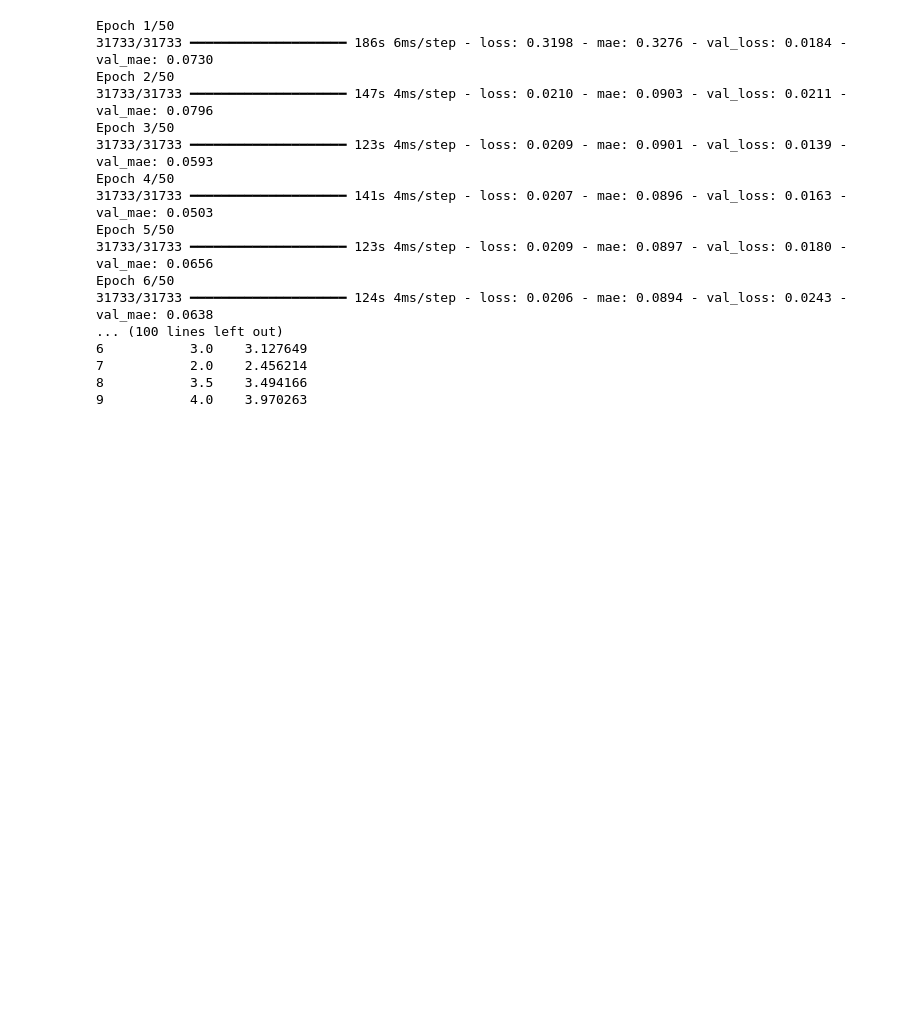
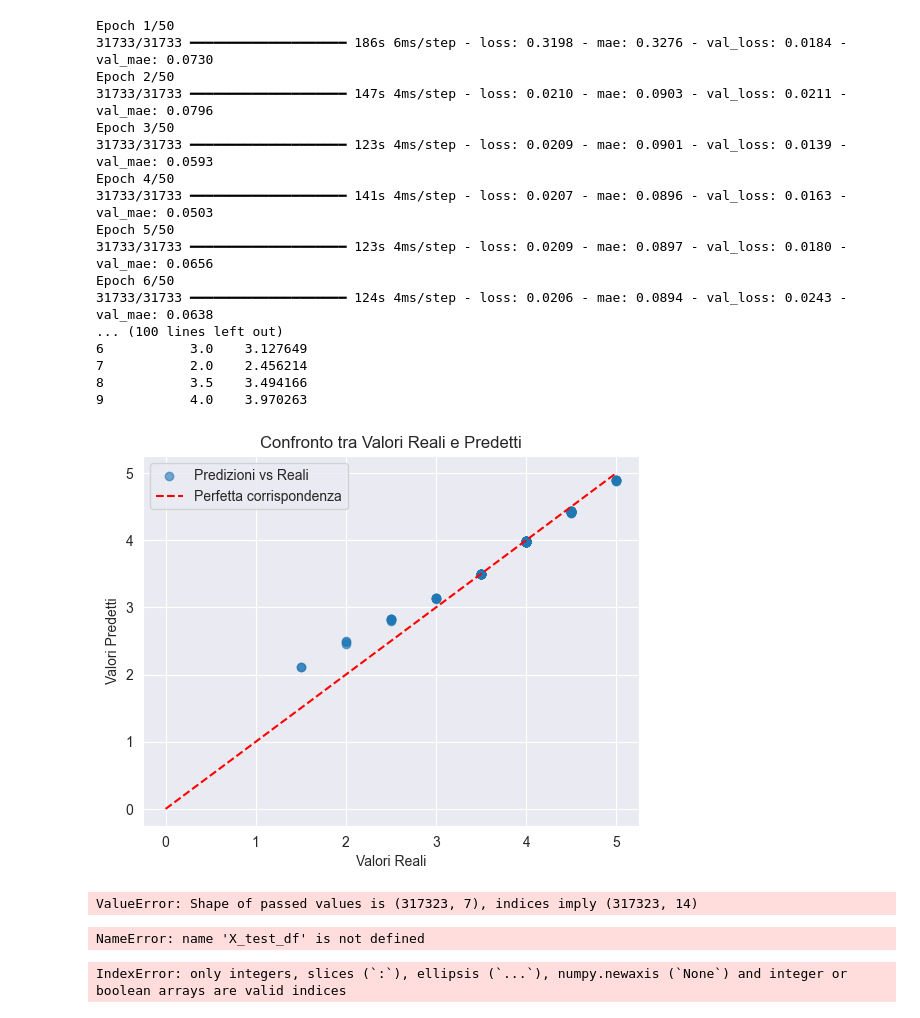
Before and after one commit to edoardocraia/BeerReviews_analysisML, a Jupyter notebook: Reti neurali per pattern complessi/Main.ipynb, the cells around one changed output. Saved outputs shown, nothing was run; the diff lists cells and outputs as text; code cells hidden in the pictures; blank space fills up the shorter version.

```diff
--- a/Reti neurali per pattern complessi/Main.ipynb
+++ b/Reti neurali per pattern complessi/Main.ipynb
@@ -870,3 +870,20 @@ Epoch 6/50
 7           2.0    2.456214
 8           3.5    3.494166
 9           4.0    3.970263
+# %%
+import matplotlib.pyplot as plt
+
+plt.scatter(y_test[:100], y_pred[:100], alpha=0.6, label="Predizioni vs Reali")
+plt.plot([0, 5], [0, 5], '--r', label="Perfetta corrispondenza")
+plt.xlabel("Valori Reali")
+plt.ylabel("Valori Predetti")
+plt.title("Confronto tra Valori Reali e Predetti")
+plt.legend()
+plt.show()
+# %% [output]
+[figure, added]
+# %%
+# Ricostruzione di X_test come DataFrame
+X_test_df = pd.DataFrame(X_test, columns=df.drop(columns=['review_overall']).columns)
+# %% [output]
+ValueError: Shape of passed values is (317323, 7), indices imply (317323, 14)
@@ -872,0 +894,39 @@ Epoch 6/50
+# %%
+if 'beer_abv' not in X_test_df.columns:
+    X_test_df['beer_abv'] = df.loc[X_test_df.index, 'beer_abv']
+# %% [output]
+NameError: name 'X_test_df' is not defined
+# %%
+# Aggiungiamo le predizioni al DataFrame del test set
+test_df = X_test.copy()
+test_df['review_overall'] = y_test.values
+test_df['prediction'] = y_pred.flatten()
+
+# Creazione di fasce per beer_abv
+test_df['abv_category'] = pd.cut(
+    test_df['beer_abv'],
+    bins=[0, 4, 6, 8, 10, 15, 60],
+    labels=["Molto Bassa", "Bassa", "Media", "Alta", "Molto Alta", "Estrema"]
+)
+
+# Calcolo delle metriche per ciascuna fascia di gradazione
+results_by_abv = test_df.groupby('abv_category').apply(
+    lambda group: pd.Series({
+        'MAE': mean_absolute_error(group['review_overall'], group['prediction']),
+        'RMSE': mean_squared_error(group['review_overall'], group['prediction'], squared=False),
+        'Numero Campioni': len(group)
+    })
+)
+
+print("Performance per fasce di gradazione alcolica (beer_abv):")
+print(results_by_abv)
+
+# Visualizzazione grafica delle performance
+results_by_abv[['MAE', 'RMSE']].plot(kind='bar', figsize=(10, 6), rot=45)
+plt.title("Errore per Fasce di Gradazione Alcolica")
+plt.xlabel("Fascia di Gradazione Alcolica")
+plt.ylabel("Errore")
+plt.legend(["MAE", "RMSE"])
+plt.show()
+# %% [output]
+IndexError: only integers, slices (`:`), ellipsis (`...`), numpy.newaxis (`None`) and integer or boolean arrays are valid indices
```
Also changed, not shown: parts of 1 cell of this notebook, 3 other files.
